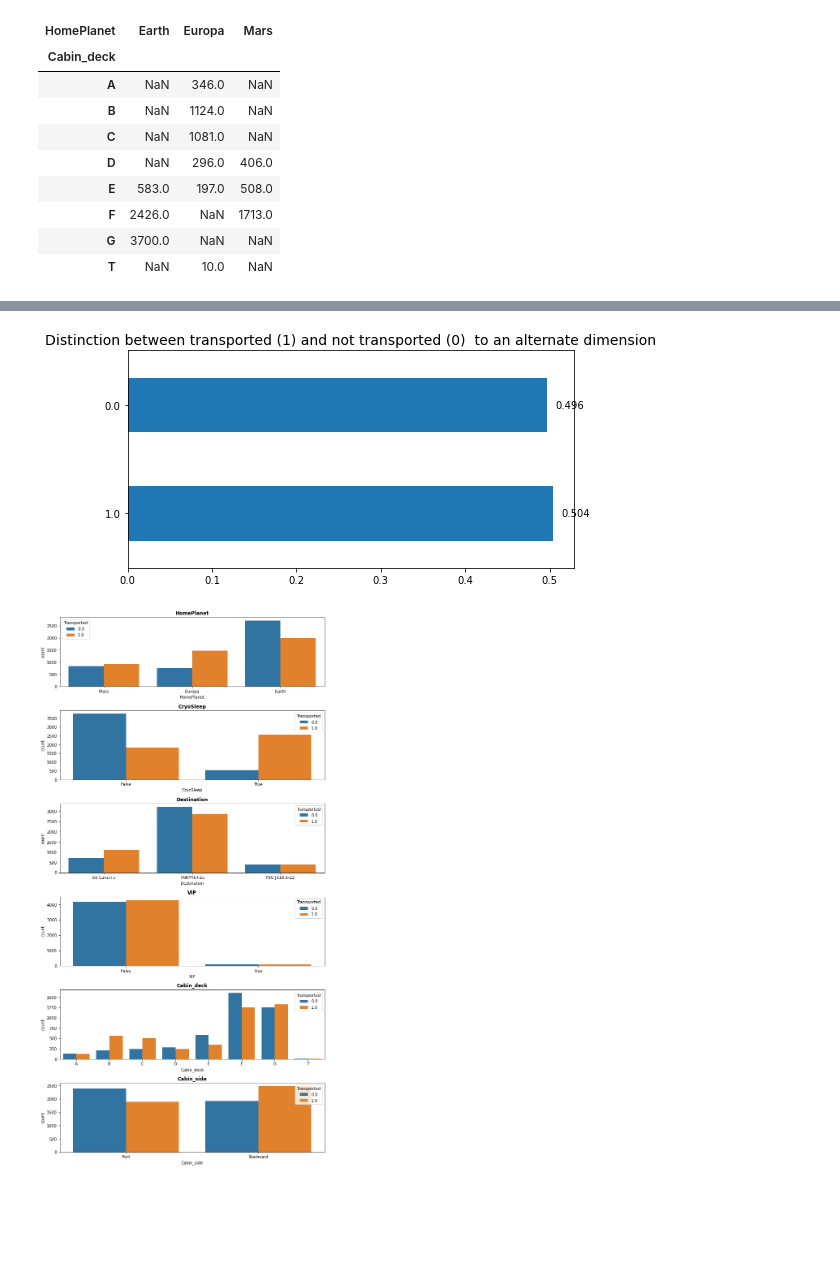
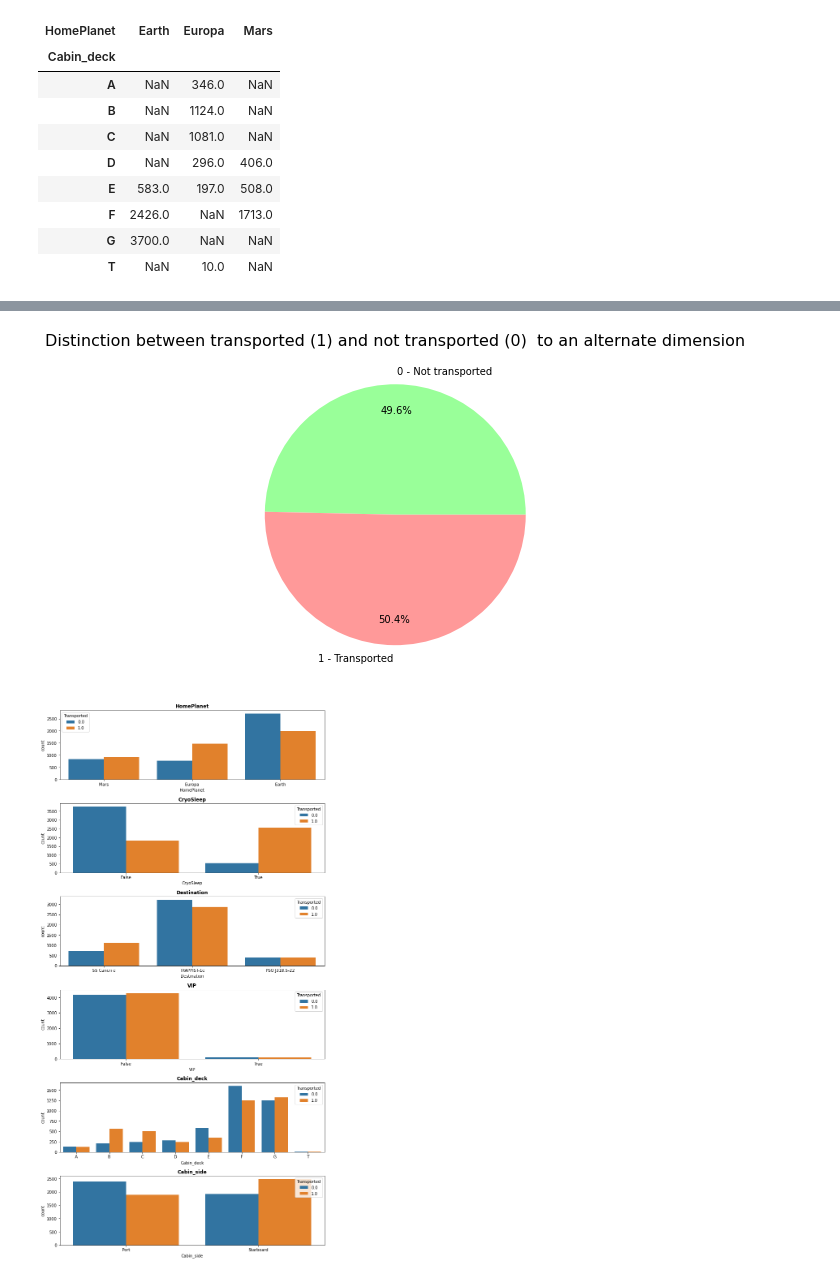
Before and after one commit to AleksanderWernik/Kaggle_competition, a Jupyter notebook: Spaceship_Titanic.ipynb, the cells around one changed output, grey strips where cells are left out. Drawn from its saved outputs; the diff is of its cells as text; code cells hidden in the pictures; blank space fills up the shorter version.

```diff
--- a/Spaceship_Titanic.ipynb
+++ b/Spaceship_Titanic.ipynb
@@ -424,16 +351,15 @@ See the caveats in the documentation: https://pandas.pydata.org/pandas-docs/stab
-# %%
-# Create the bar chart with value counts
-plt.figure(figsize=(8,4))
-ax = train['Transported'].value_counts(normalize=True).plot(kind='barh')
-plt.title('Distinction between transported (1) and not transported (0)  to an alternate dimension', fontsize=14)
-
-# Add the values to the chart
-for i in ax.patches:
-    ax.text(i.get_width() + 0.01, i.get_y() + i.get_height()/2, str(round(i.get_width(), 3)), va='center')
-
-plt.show()
-# %% [output]
-[figure, removed]
+# %%
+# create pie chart
+clas = dict(train.groupby('Transported')['Transported'].count())
+labels = ['0 - Not transported', '1 - Transported']
+colors = ['#99ff99', '#ff9999']
+values = clas.values()
+plt.figure(figsize=(6,6))
+plt.pie(data=df, x=values, labels=labels, autopct = '%1.1f%%', pctdistance=0.8, colors=colors)
+plt.title('Distinction between transported (1) and not transported (0)  to an alternate dimension', fontsize=16)
+plt.show()
+# %% [output]
+[figure, added]
 # %%
 fig=plt.figure(figsize=(10, 22))
 for i, var_name in enumerate(['HomePlanet','CryoSleep','Destination','VIP', 'Cabin_deck', 'Cabin_side']):
```
Also changed, not shown: parts of 30 cells of this notebook.
